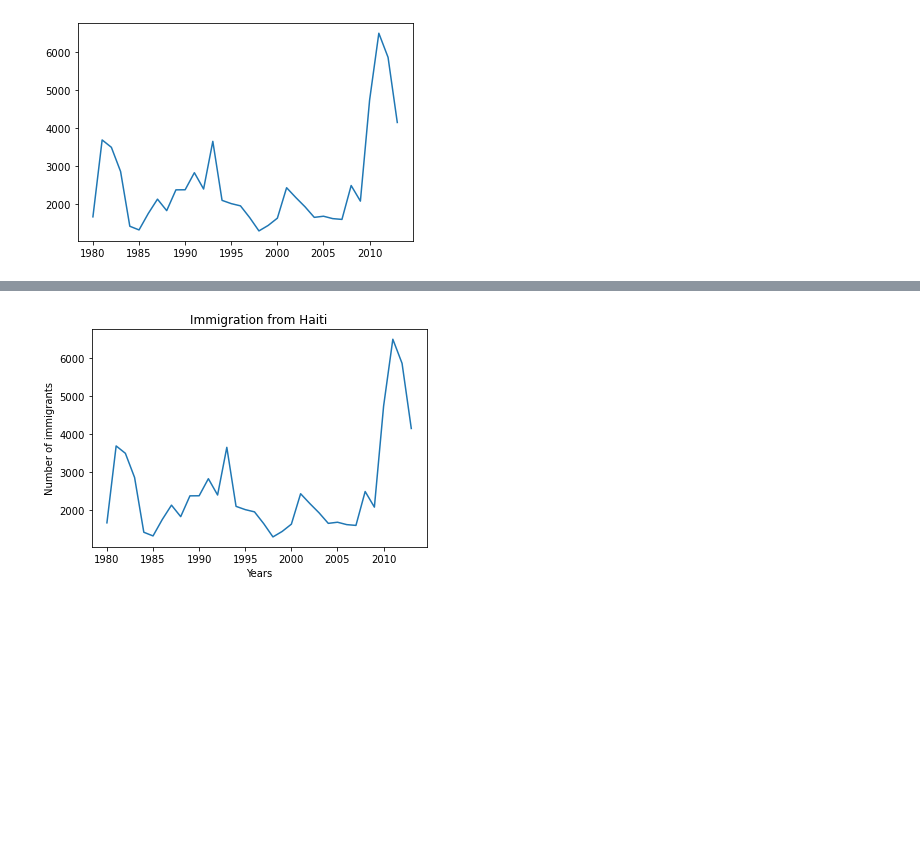
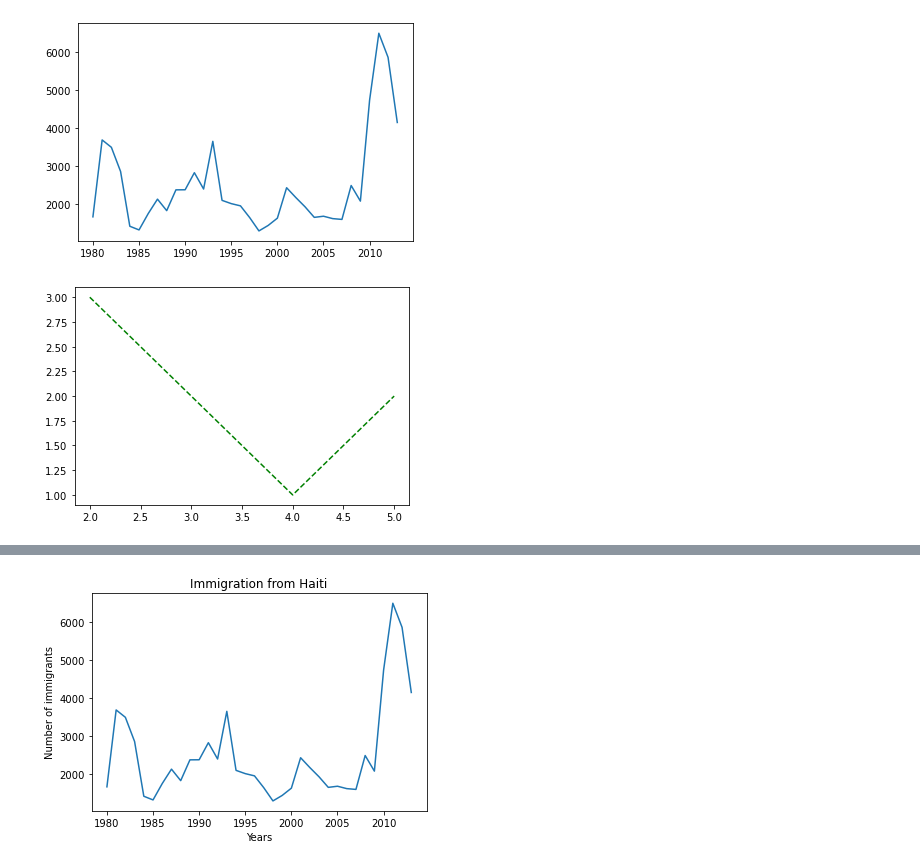
Before and after one commit to soniputra/H8_PYTN-KS04-008, a Jupyter notebook: Sesi 7/Basic Visualization.ipynb, the cells around one changed output, grey strips where cells are left out. Cells and saved outputs as stored; diff of their text form; code cells hidden in the pictures; blank space fills up the shorter version.

```diff
--- a/Sesi 7/Basic Visualization.ipynb
+++ b/Sesi 7/Basic Visualization.ipynb
@@ -425,3 +445,12 @@ Name: Haiti, dtype: object
 haiti.plot();
 # %% [output]
 [figure]
+# %%
+# Menampilkan grafik dengan menggunakan garis putus-putus
+x = [2,3,4,5]
+y = [3,2,1,2]
+plt.plot(x, y, "g--");
+
+plt.show()
+# %% [output]
+[figure, added]
```
Also changed, not shown: parts of 21 cells of this notebook, 8 other files.
